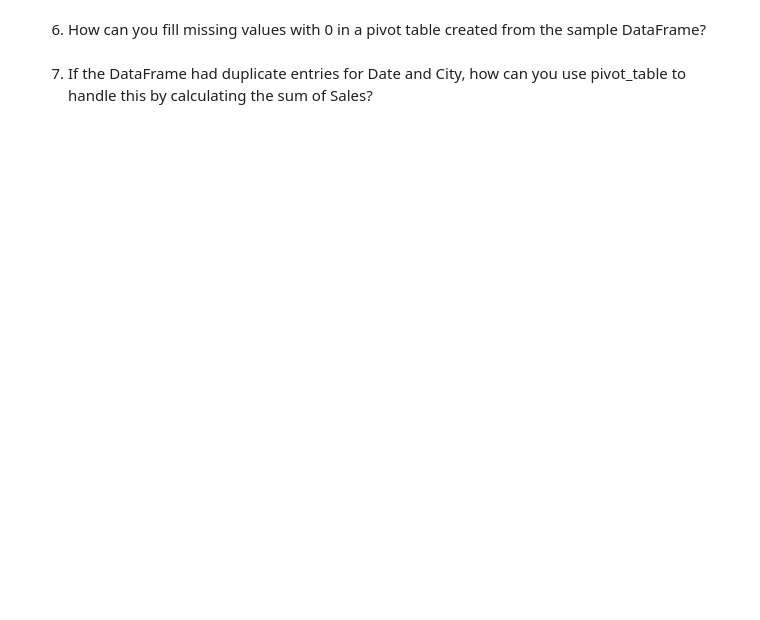
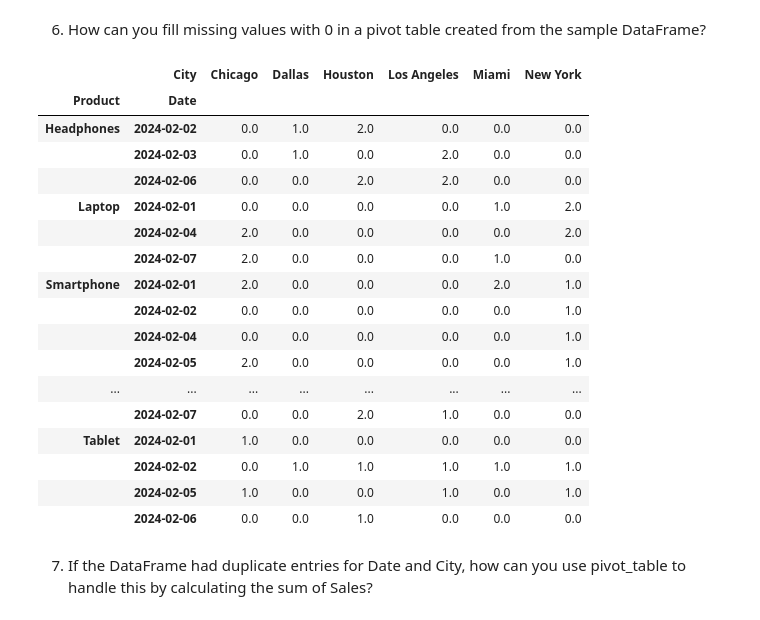
Before and after one commit to AnoopCA/Practice-Challenges, a Jupyter notebook: pandas.ipynb, the cells around one changed output. Drawn from its saved outputs; the diff is of its cells as text; code cells hidden in the pictures; blank space fills up the shorter version.

```diff
--- a/pandas.ipynb
+++ b/pandas.ipynb
@@ -126,4 +188,27 @@ df.pivot_table(index="Product", columns="City", values="Sales", aggfunc="mean",
 # %% [markdown]
 6. How can you fill missing values with 0 in a pivot table created from the sample DataFrame?
+# %%
+# We can use "fillna(0)" to fill missing values with 0.
+
+df.pivot_table(index=["Product", "Date"], columns="City", values="Sales", aggfunc="count").fillna(0)
+# %% [output]
+|  | City | Chicago | Dallas | Houston | Los Angeles | Miami | New York |
+| Product | Date |  |  |  |  |  |  |
+| Headphones | 2024-02-02 | 0.0 | 1.0 | 2.0 | 0.0 | 0.0 | 0.0 |
+|  | 2024-02-03 | 0.0 | 1.0 | 0.0 | 2.0 | 0.0 | 0.0 |
+|  | 2024-02-06 | 0.0 | 0.0 | 2.0 | 2.0 | 0.0 | 0.0 |
+| Laptop | 2024-02-01 | 0.0 | 0.0 | 0.0 | 0.0 | 1.0 | 2.0 |
+|  | 2024-02-04 | 2.0 | 0.0 | 0.0 | 0.0 | 0.0 | 2.0 |
+|  | 2024-02-07 | 2.0 | 0.0 | 0.0 | 0.0 | 1.0 | 0.0 |
+| Smartphone | 2024-02-01 | 2.0 | 0.0 | 0.0 | 0.0 | 2.0 | 1.0 |
+|  | 2024-02-02 | 0.0 | 0.0 | 0.0 | 0.0 | 0.0 | 1.0 |
+|  | 2024-02-04 | 0.0 | 0.0 | 0.0 | 0.0 | 0.0 | 1.0 |
+|  | 2024-02-05 | 2.0 | 0.0 | 0.0 | 0.0 | 0.0 | 1.0 |
+| ... | ... | ... | ... | ... | ... | ... | ... |
+|  | 2024-02-07 | 0.0 | 0.0 | 2.0 | 1.0 | 0.0 | 0.0 |
+| Tablet | 2024-02-01 | 1.0 | 0.0 | 0.0 | 0.0 | 0.0 | 0.0 |
+|  | 2024-02-02 | 0.0 | 1.0 | 1.0 | 1.0 | 1.0 | 1.0 |
+|  | 2024-02-05 | 1.0 | 0.0 | 0.0 | 1.0 | 0.0 | 1.0 |
+|  | 2024-02-06 | 0.0 | 0.0 | 1.0 | 0.0 | 0.0 | 0.0 |
 # %% [markdown]
 7. If the DataFrame had duplicate entries for Date and City, how can you use pivot_table to handle this by calculating the sum of Sales?
```
Also changed, not shown: parts of 14 cells of this notebook, 1 other file.
